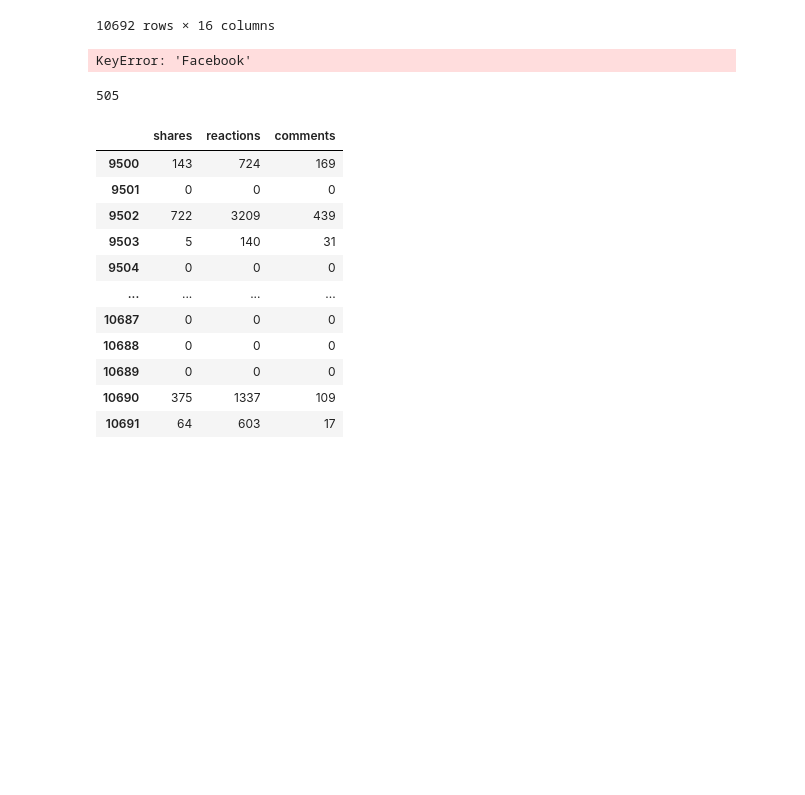
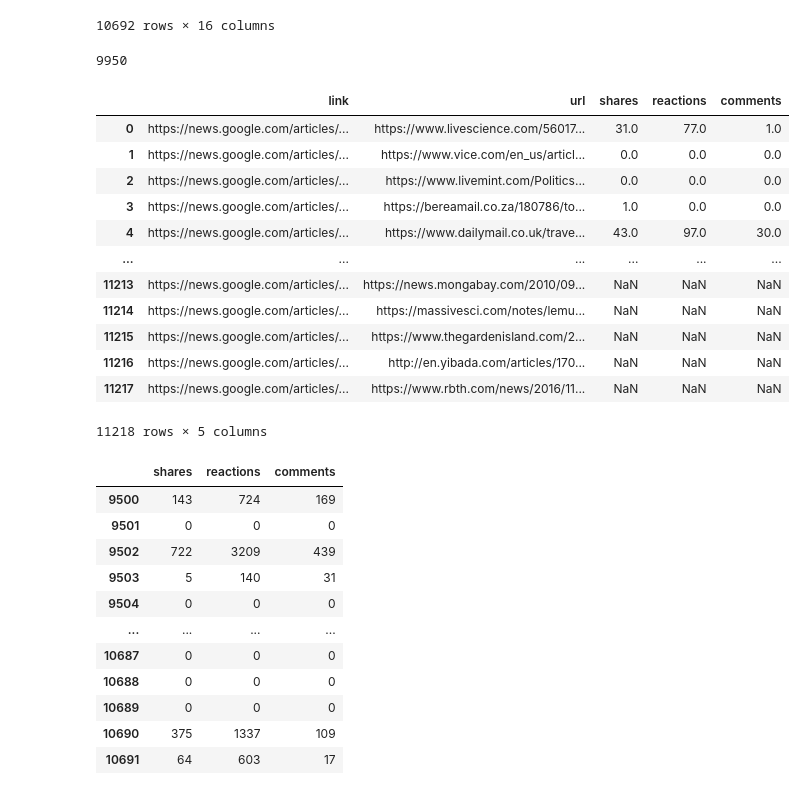
Before and after one commit to redalisa/thesis, a Jupyter notebook: SharedCount.ipynb, the cells around one changed output. Drawn from its saved outputs; the diff is of its cells as text; code cells hidden in the pictures; blank space fills up the shorter version.

```diff
--- a/SharedCount.ipynb
+++ b/SharedCount.ipynb
@@ -164,13 +148,15 @@ df_update
 | 10690 | Lion-tailed Macaque | Macaca silenus | India | Endangered | 2020-06-18 | During the nation-wide lockdown, ... | Flood of approvals by wildlife bo... | https://news.google.com/articles/... | ... |
 | 10691 | Japanese Giant Salamander | Andrias japonicus | Japan, Russian Federation | Near Threatened | 2020-06-18 | Take a close look at these frogs.... | Happy Amphibian Awareness Week! | https://news.google.com/articles/... | ... |
 10692 rows × 16 columns
+# %%
+update_links = pd.read_csv("csv/uniquelinks_w_urls.csv", sep = ';')
 # %%
 # From Sharecount API
 # 10,000 quota per day
 from requests.structures import CaseInsensitiveDict
 
 sharecount = []
-for url in update_links['url'][:9900]:
+for url in update_links['url'][:9950]:
 
     api = "https://api.sharedcount.com/v1.1?apikey=2a0336186dc8f5740fef9c1eb81947d66119c29f&url=" + url
 
@@ -195,15 +181,29 @@ for url in update_links['url'][:9900]:
    # except KeyError:
        # print(url, details)
         #rz.drop(rz.loc[rz.url == url].index, inplace = True)
-# %% [output]
-KeyError: 'Facebook'
 # %%
 len(sharecount)
 # %% [output]
-505
+9950
 # %%
 # If first time retrieving data from SharedCount
-df_update = pd.concat([df_update, pd.DataFrame(sharecount)], axis=1)
+df_update = pd.concat([update_links, pd.DataFrame(sharecount)], axis=1)
+# %%
+df_update
+# %% [output]
+|  | link | url | shares | reactions | comments |
+| 0 | https://news.google.com/articles/... | https://www.livescience.com/56017... | 31.0 | 77.0 | 1.0 |
+| 1 | https://news.google.com/articles/... | https://www.vice.com/en_us/articl... | 0.0 | 0.0 | 0.0 |
+| 2 | https://news.google.com/articles/... | https://www.livemint.com/Politics... | 0.0 | 0.0 | 0.0 |
+| 3 | https://news.google.com/articles/... | https://bereamail.co.za/180786/to... | 1.0 | 0.0 | 0.0 |
+| 4 | https://news.google.com/articles/... | https://www.dailymail.co.uk/trave... | 43.0 | 97.0 | 30.0 |
+| ... | ... | ... | ... | ... | ... |
+| 11213 | https://news.google.com/articles/... | https://news.mongabay.com/2010/09... | NaN | NaN | NaN |
+| 11214 | https://news.google.com/articles/... | https://massivesci.com/notes/lemu... | NaN | NaN | NaN |
+| 11215 | https://news.google.com/articles/... | https://www.thegardenisland.com/2... | NaN | NaN | NaN |
+| 11216 | https://news.google.com/articles/... | http://en.yibada.com/articles/170... | NaN | NaN | NaN |
+| 11217 | https://news.google.com/articles/... | https://www.rbth.com/news/2016/11... | NaN | NaN | NaN |
+11218 rows × 5 columns
 # %%
 # Use this method if some data already gathered and you need to populate the end of the columns that have most of the data
 tail_sharecount = pd.DataFrame(sharecount).set_axis(range(9500, 10692))
```
Also changed, not shown: parts of 2 cells of this notebook, 2 other files.
